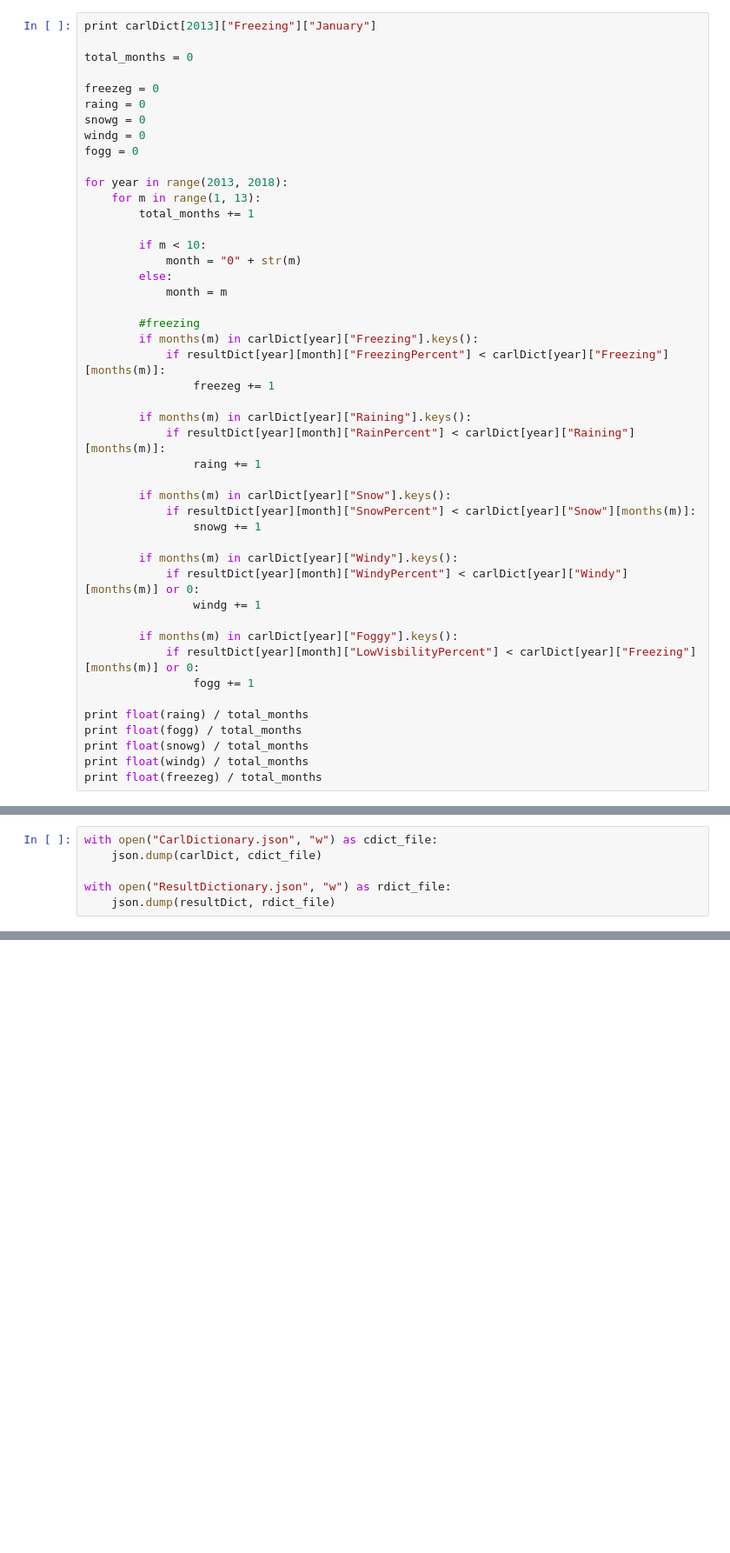
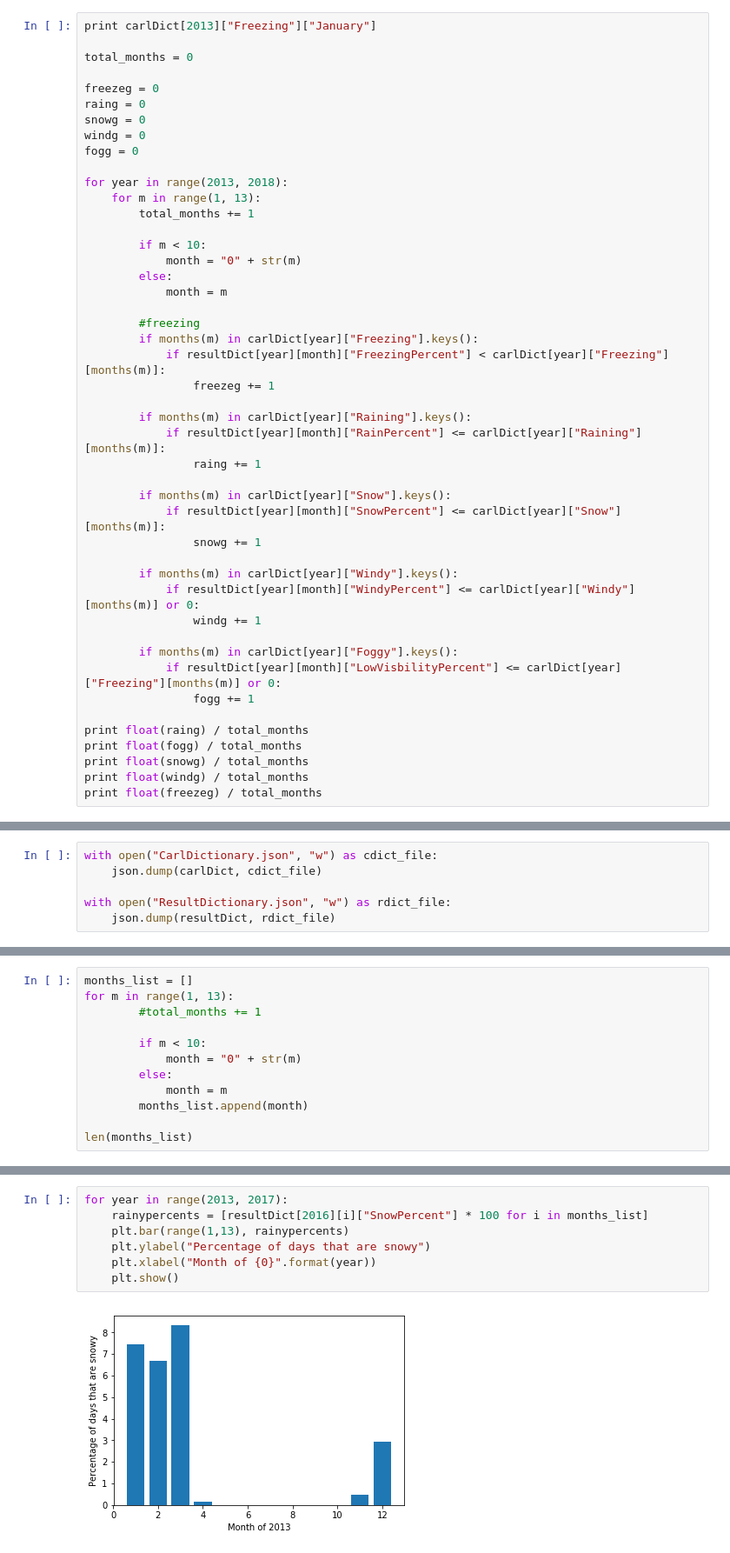
Before and after one commit to samuelcohenscali/CCNYBigData, a Jupyter notebook: Collisions Vs Base Weather.ipynb, the cells around one changed output, grey strips where cells are left out. Shown at 87% size. Cells and saved outputs as stored; diff of their text form; blank space fills up the shorter version.

```diff
--- a/Collisions Vs Base Weather.ipynb
+++ b/Collisions Vs Base Weather.ipynb
@@ -229,19 +229,19 @@ for year in range(2013, 2018):
                 freezeg += 1
 
         if months(m) in carlDict[year]["Raining"].keys():
-            if resultDict[year][month]["RainPercent"] < carlDict[year]["Raining"][months(m)]:
+            if resultDict[year][month]["RainPercent"] <= carlDict[year]["Raining"][months(m)]:
                 raing += 1
 
         if months(m) in carlDict[year]["Snow"].keys():
-            if resultDict[year][month]["SnowPercent"] < carlDict[year]["Snow"][months(m)]:
+            if resultDict[year][month]["SnowPercent"] <= carlDict[year]["Snow"][months(m)]:
                 snowg += 1
 
         if months(m) in carlDict[year]["Windy"].keys():
-            if resultDict[year][month]["WindyPercent"] < carlDict[year]["Windy"][months(m)] or 0:
+            if resultDict[year][month]["WindyPercent"] <= carlDict[year]["Windy"][months(m)] or 0:
                 windg += 1
 
         if months(m) in carlDict[year]["Foggy"].keys():
-            if resultDict[year][month]["LowVisbilityPercent"] < carlDict[year]["Freezing"][months(m)] or 0:
+            if resultDict[year][month]["LowVisbilityPercent"] <= carlDict[year]["Freezing"][months(m)] or 0:
                 fogg += 1
 
 print float(raing) / total_months
@@ -296,0 +316,12 @@ with open("ResultDictionary.json", "w") as rdict_file:
+# %%
+months_list = []
+for m in range(1, 13):
+        #total_months += 1
+
+        if m < 10:
+            month = "0" + str(m)
+        else:
+            month = m
+        months_list.append(month)
+
+len(months_list)
@@ -296,0 +330,9 @@ with open("ResultDictionary.json", "w") as rdict_file:
+# %%
+for year in range(2013, 2017):
+    rainypercents = [resultDict[2016][i]["SnowPercent"] * 100 for i in months_list]
+    plt.bar(range(1,13), rainypercents)
+    plt.ylabel("Percentage of days that are snowy")
+    plt.xlabel("Month of {0}".format(year))
+    plt.show()
+# %% [output]
+[figure, added]
```
Also changed, not shown: parts of 9 cells of this notebook.
